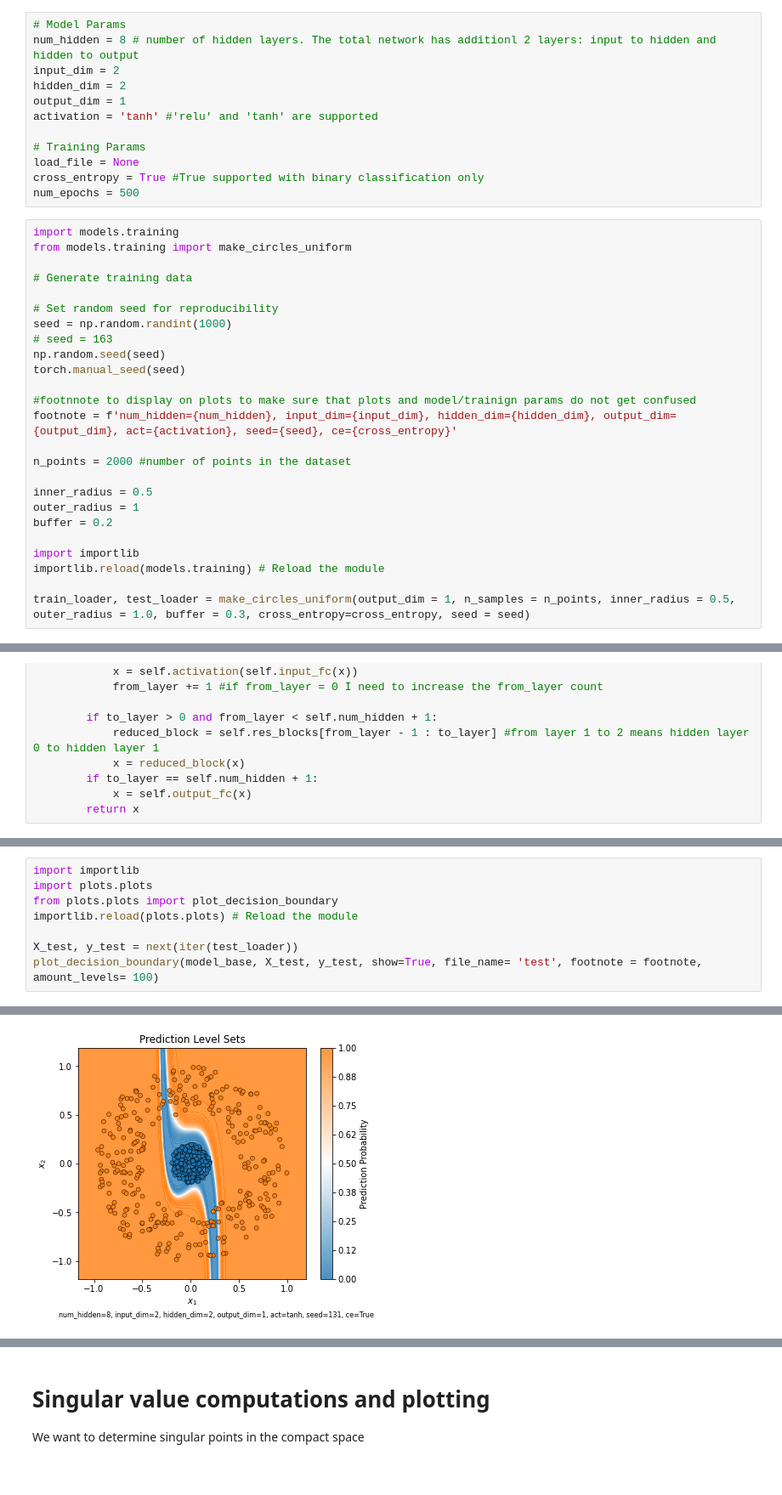
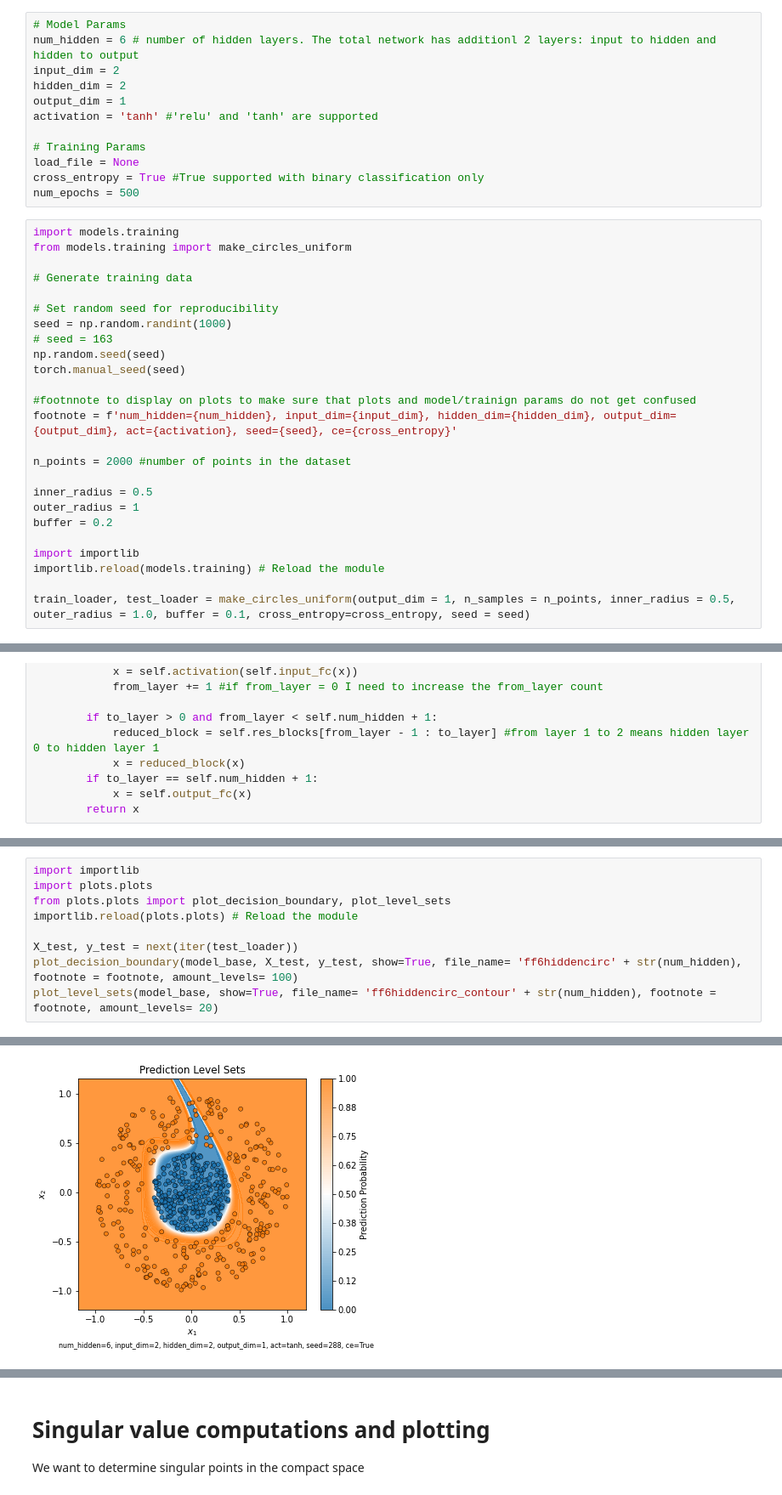
Before and after one commit to twoehrer/embedding, a Jupyter notebook: master_file.ipynb, the cells around one changed output, grey strips where cells are left out. Shown at 85% size. Drawn from its saved outputs; the diff is of its cells as text.

```diff
--- a/master_file.ipynb
+++ b/master_file.ipynb
@@ -15,7 +15,7 @@ from matplotlib.colors import LinearSegmentedColormap
 # Model and Training Params
 # %%
 # Model Params
-num_hidden = 8 # number of hidden layers. The total network has additionl 2 layers: input to hidden and hidden to output
+num_hidden = 6 # number of hidden layers. The total network has additionl 2 layers: input to hidden and hidden to output
 input_dim = 2
 hidden_dim = 2
 output_dim = 1
@@ -49,5 +49,5 @@ buffer = 0.2
 import importlib
 importlib.reload(models.training) # Reload the module
 
-train_loader, test_loader = make_circles_uniform(output_dim = 1, n_samples = n_points, inner_radius = 0.5, outer_radius = 1.0, buffer = 0.3, cross_entropy=cross_entropy, seed = seed)
+train_loader, test_loader = make_circles_uniform(output_dim = 1, n_samples = n_points, inner_radius = 0.5, outer_radius = 1.0, buffer = 0.1, cross_entropy=cross_entropy, seed = seed)
 # %% [output]
@@ -370,9 +374,10 @@ model.parameters
 # %%
 import importlib
 import plots.plots
-from plots.plots import plot_decision_boundary
+from plots.plots import plot_decision_boundary, plot_level_sets
 importlib.reload(plots.plots) # Reload the module
 
 X_test, y_test = next(iter(test_loader))
-plot_decision_boundary(model_base, X_test, y_test, show=True, file_name= 'test', footnote = footnote, amount_levels= 100)
+plot_decision_boundary(model_base, X_test, y_test, show=True, file_name= 'ff6hiddencirc' + str(num_hidden), footnote = footnote, amount_levels= 100)
+plot_level_sets(model_base, show=True, file_name= 'ff6hiddencirc_contour' + str(num_hidden), footnote = footnote, amount_levels= 20)
 # %% [output]
@@ -380 +386 @@ Plot saved to test.png
-[figure, old version]
+[figure, new version]
```
Also changed, not shown: parts of 12 cells of this notebook, 3 other files.
